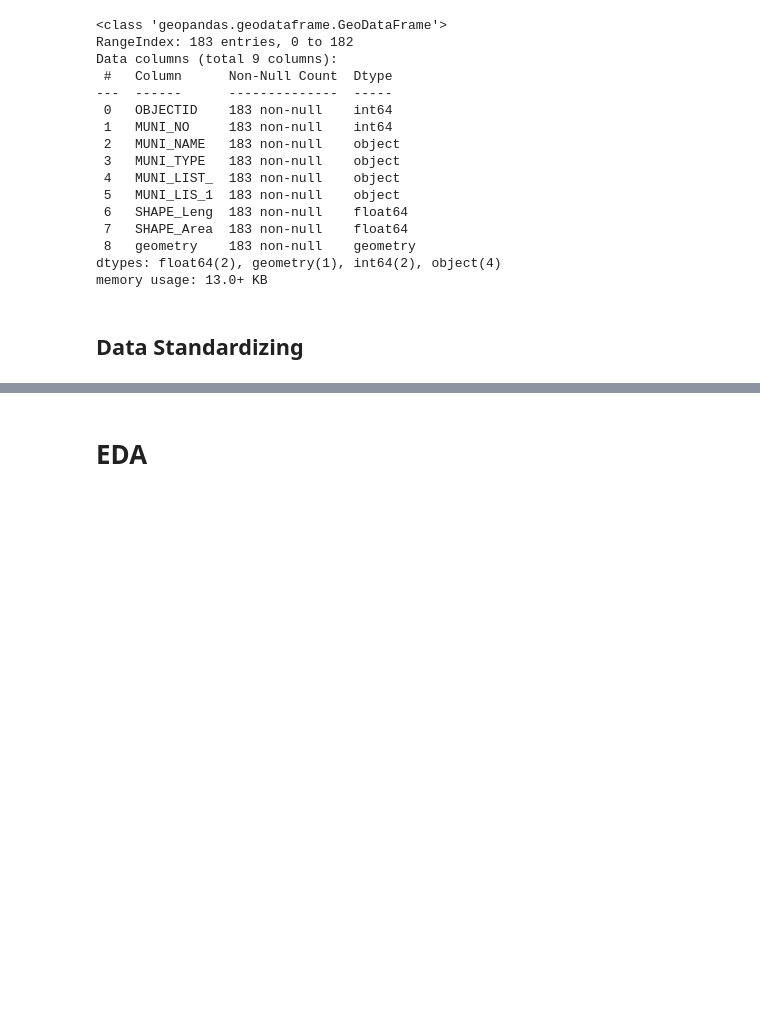
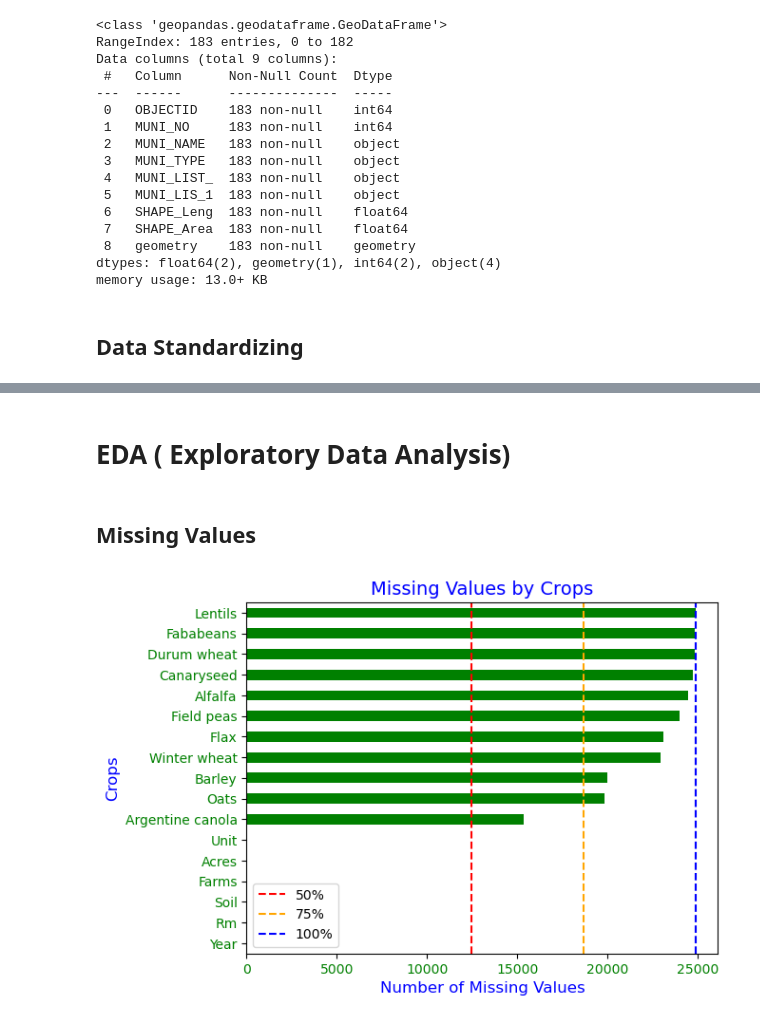
Before and after one commit to ruhidm/Palette_Cohort_5, a Jupyter notebook: Trainings/Training_Cohort_5.ipynb, the cells around one changed output, grey strips where cells are left out. Cells and saved outputs as stored; diff of their text form; code cells hidden in the pictures; blank space fills up the shorter version.

```diff
--- a/Trainings/Training_Cohort_5.ipynb
+++ b/Trainings/Training_Cohort_5.ipynb
@@ -71,2 +110,4 @@ df_clean_2
 # %%
-df_clean_2.pivot_table(index=['Year', 'RM', 'Soil', 'Farms','Acres'], columns='Crop',values='Yield' )
+#Pivoting the table, make sure you check the ag function.
+df_clean_4=df_clean_3.pivot_table(index=['Year', 'RM', 'Soil', 'Farms','Acres', 'Unit'], columns='Crop',values='Yield_Float' )\
+                .reset_index()
@@ -76,0 +114,4 @@ year - rm - 11 crop names - soil - farms- acres - yield
+# %%
+# Standardizing column names
+
+df_clean_4.columns=df_clean_4.columns.str.capitalize()
@@ -76,0 +120,6 @@ year - rm - 11 crop names - soil - farms- acres - yield
+# %%
+# Convertng pounds to bushels
+# Fababeans / 60, Lentils/60), Canaryseed /50 - Pounds to Bushels
+df_clean_4['Fababeans']= df_clean_4['Fababeans'] / 60
+df_clean_4['Lentils'] = df_clean_4['Lentils'] / 60
+df_clean_4['Canaryseed']=df_clean_4['Canaryseed'] / 50
@@ -77,2 +160,24 @@ year - rm - 11 crop names - soil - farms- acres - yield
+# %%
+ds=df_clean_4.copy()
 # %% [markdown]
-# EDA
+# EDA ( Exploratory Data Analysis)
+# %% [markdown]
+## Missing Values
+# %%
+# Checking for missing values
+
+ds.isna().sum()\
+    .sort_values()\
+    .plot(kind='barh', color='green')
+plt.title('Missing Values by Crops', color= 'blue', size = 14)
+plt.xlabel('Number of Missing Values', color= 'blue', size = 12)
+plt.ylabel ('Crops', color= 'blue', size = 12)
+plt.xticks(color='green')
+plt.yticks(color='green')
+plt.axvline(len(ds)/2, color='red', linestyle='--', label='50%') # half of dataset
+plt.axvline(len(ds) * 0.75 , color='orange', linestyle='--', label='75%') # 75% of dataset
+plt.axvline(len(ds) , color='blue', linestyle='--', label='100%') # 100% of dataset
+plt.legend()
+plt.show()
+# %% [output]
+[figure, added]
```
Also changed, not shown: parts of 23 cells of this notebook.
